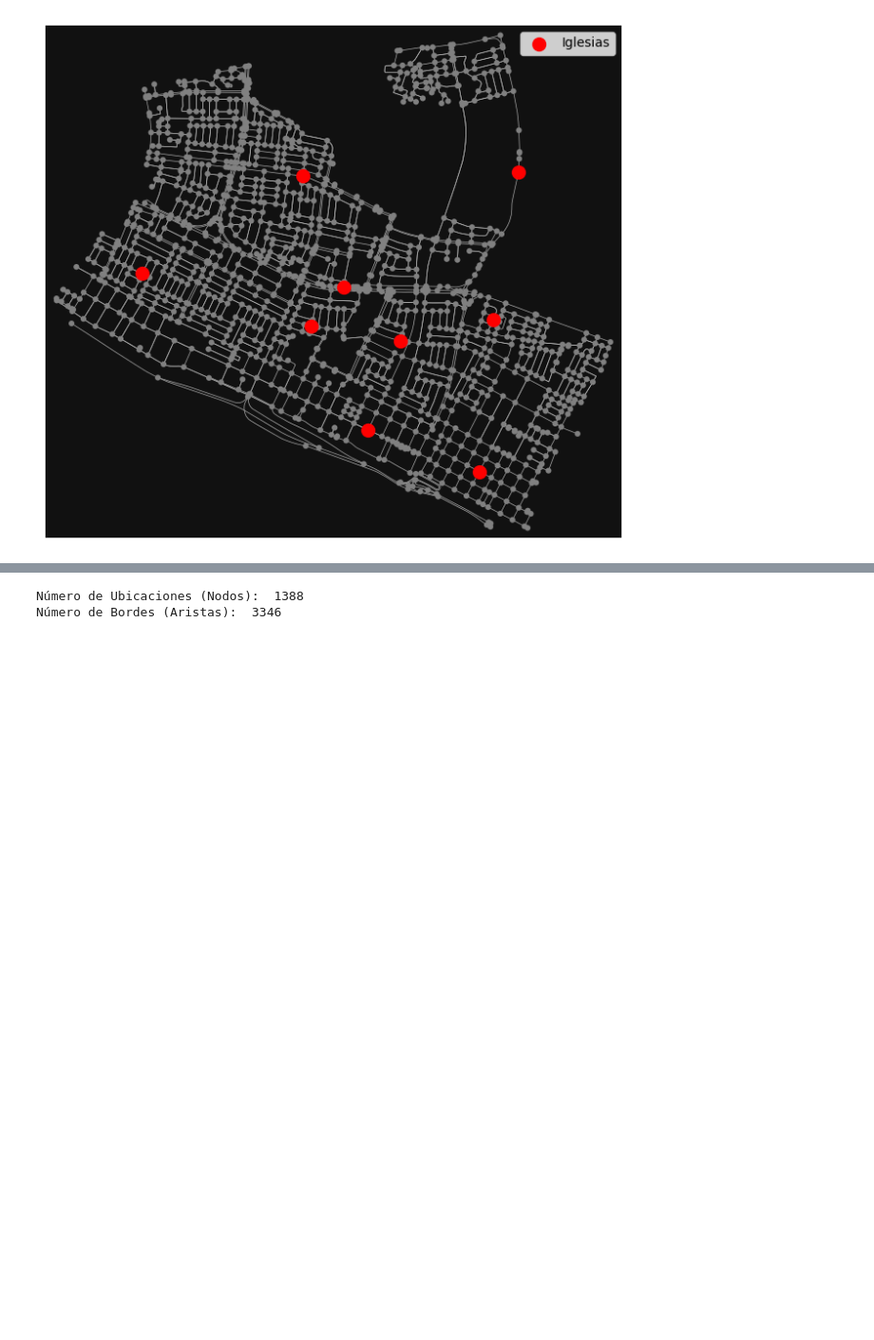
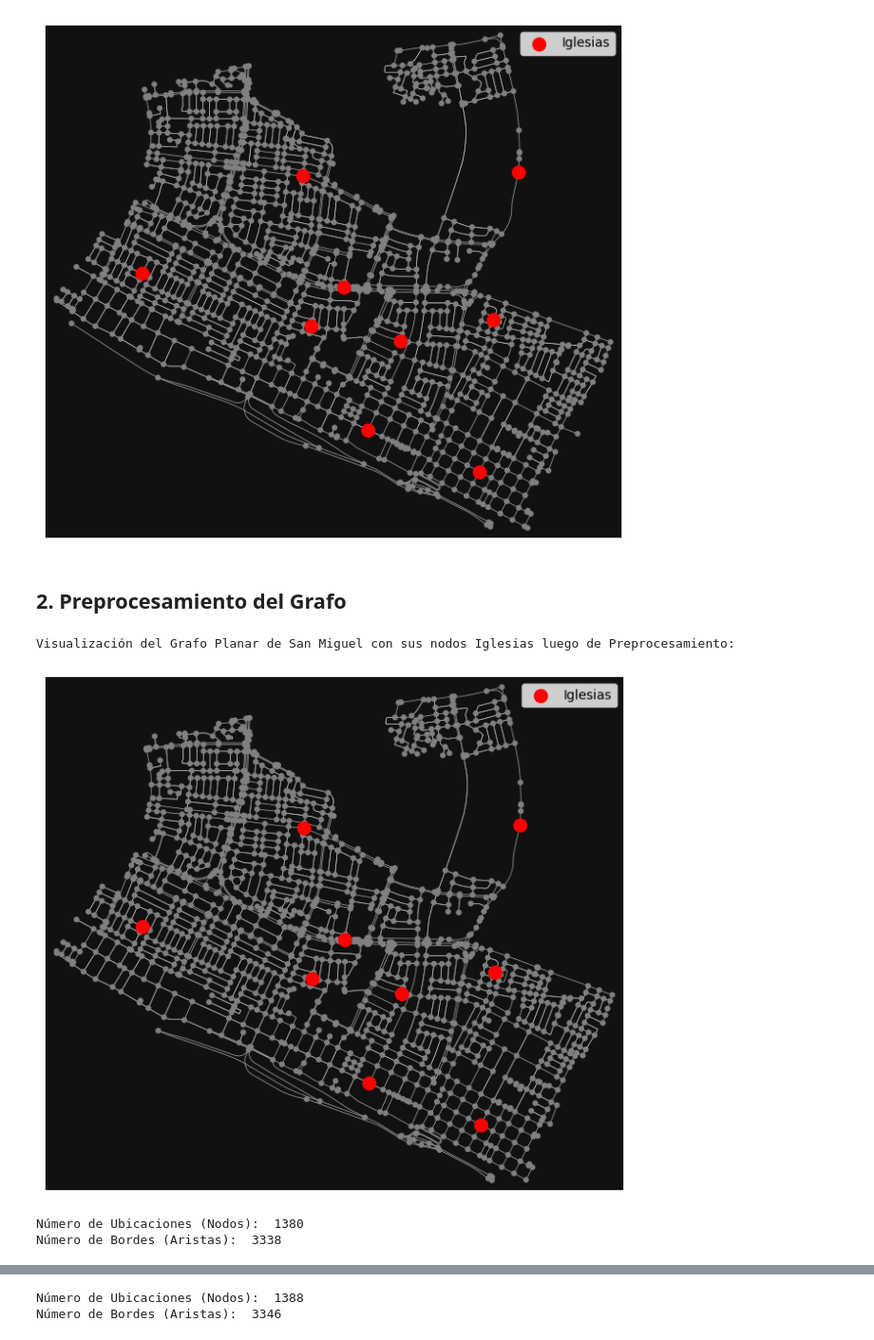
Before and after one commit to korderoman/mia_final_code, a Jupyter notebook: ExamFinal.ipynb, the cells around one changed output, grey strips where cells are left out. Shown at 95% size. Saved outputs shown, nothing was run; the diff lists cells and outputs as text; code cells hidden in the pictures; blank space fills up the shorter version.

```diff
--- a/ExamFinal.ipynb
+++ b/ExamFinal.ipynb
@@ -25,4 +27,38 @@ Visualización del Grafo Planar de San Miguel:
 [figure]
 Visualización del Grafo Planar de San Miguel con sus nodos Iglesias:
 [figure]
+# %% [markdown]
+## 2. Preprocesamiento del Grafo
+# %%
+import networkx as nx
+#Eliminar nodos aislados (ubicaciones aisladas):
+isolated_nodes = list(nx.isolates(G))
+G.remove_nodes_from(isolated_nodes)
+
+#Eliminar rutas ciegas:
+dead_ends = [node for node, degree in dict(G.degree()).items() if degree == 1]
+# Opcional: asegúrate de que no formen parte de un ciclo necesario
+G.remove_nodes_from(dead_ends)
+
+# Encuentra ciclos en el grafo
+#cycles = list(nx.simple_cycles(G))
+
+# Para eliminar ciclos, se puede optar por eliminar una arista del ciclo
+#for cycle in cycles:
+#    if len(cycle) > 1:
+#        # Eliminar la arista que cierra el ciclo
+#        G.remove_edge(cycle[-1], cycle[0])
+
+print(f"Visualización del Grafo Planar de {distrito} con sus nodos Iglesias luego de Preprocesamiento:")
+agent.visualizarGrafo(G, church_nodes, None)
+num_nodes = G.number_of_nodes()
+print("Número de Ubicaciones (Nodos): ",num_nodes)
+
+num_edges = G.number_of_edges()
+print("Número de Bordes (Aristas): ", num_edges)
+# %% [output]
+Visualización del Grafo Planar de San Miguel con sus nodos Iglesias luego de Preprocesamiento:
+[figure, added]
+Número de Ubicaciones (Nodos):  1380
+Número de Bordes (Aristas):  3338
 # %% [markdown]
```
Also changed, not shown: parts of 14 cells of this notebook, 7 other files.
